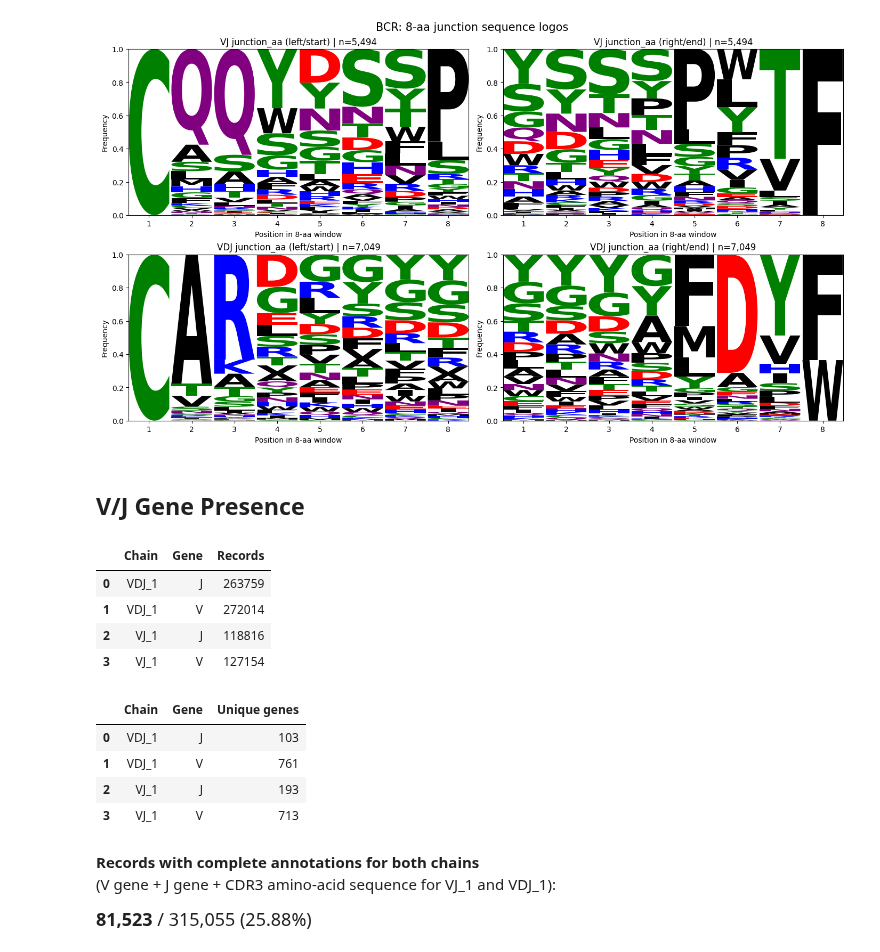
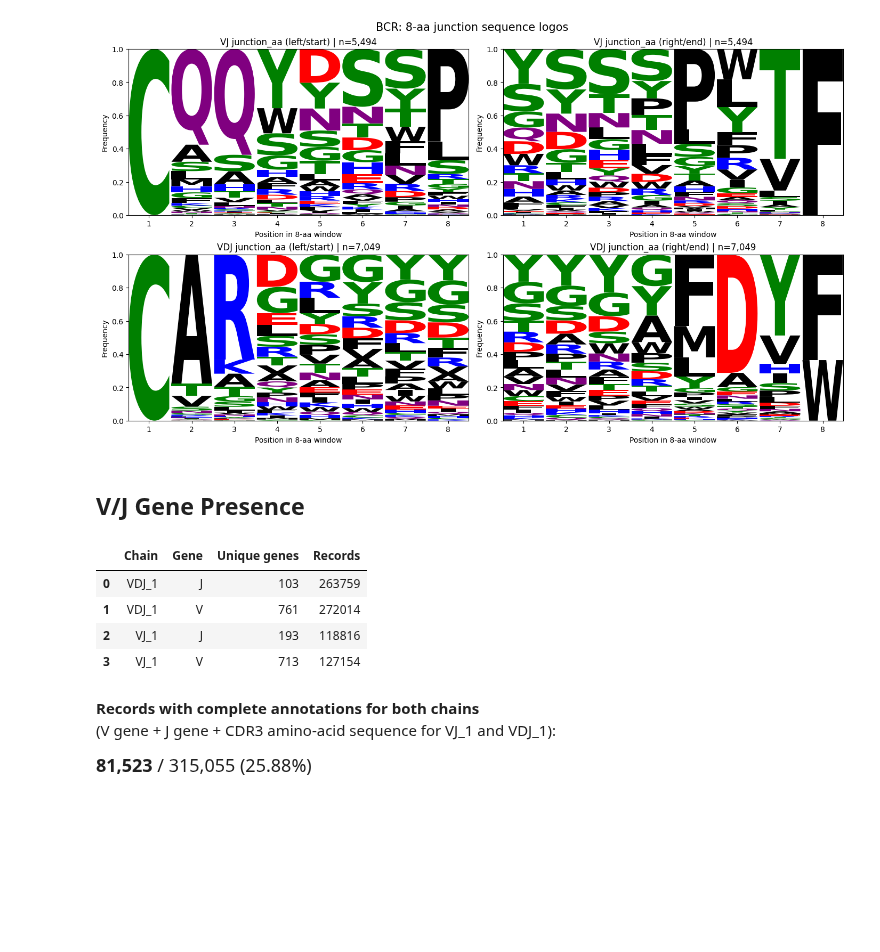
Before and after one commit to biocypher/iggytop, a Jupyter notebook: docs/source/notebooks/database_summary.ipynb, the cells around one changed output. Cells and saved outputs as stored; diff of their text form; code cells hidden in the pictures; blank space fills up the shorter version.

```diff
--- a/docs/source/notebooks/database_summary.ipynb
+++ b/docs/source/notebooks/database_summary.ipynb
@@ -443,16 +450,6 @@ def _is_present(series):
 
 presence_mask = {col: _is_present(df_gene[col]) for col in df_gene.columns}
 
-# Absolute record counts for V/J presence per chain
-gene_presence_counts = pd.DataFrame(
-    [
-        {"Chain": "VJ_1", "Gene": "V", "Records": int(presence_mask["VJ_1_v_call"].sum())},
-        {"Chain": "VJ_1", "Gene": "J", "Records": int(presence_mask["VJ_1_j_call"].sum())},
-        {"Chain": "VDJ_1", "Gene": "V", "Records": int(presence_mask["VDJ_1_v_call"].sum())},
-        {"Chain": "VDJ_1", "Gene": "J", "Records": int(presence_mask["VDJ_1_j_call"].sum())},
-    ]
-)
-
 # Unique gene counts observed (non-null) per chain/gene type
 unique_gene_counts = pd.DataFrame(
     [
@@ -460,76 +457,61 @@ unique_gene_counts = pd.DataFrame(
             "Chain": "VJ_1",
             "Gene": "V",
             "Unique genes": int(df_gene.loc[presence_mask["VJ_1_v_call"], "VJ_1_v_call"].astype(str).nunique()),
+            "Records": int(presence_mask["VJ_1_v_call"].sum())
         },
         {
             "Chain": "VJ_1",
             "Gene": "J",
             "Unique genes": int(df_gene.loc[presence_mask["VJ_1_j_call"], "VJ_1_j_call"].astype(str).nunique()),
+            "Records": int(presence_mask["VJ_1_j_call"].sum())
         },
         {
             "Chain": "VDJ_1",
             "Gene": "V",
             "Unique genes": int(df_gene.loc[presence_mask["VDJ_1_v_call"], "VDJ_1_v_call"].astype(str).nunique()),
+            "Records": int(presence_mask["VDJ_1_v_call"].sum())
         },
         {
             "Chain": "VDJ_1",
             "Gene": "J",
             "Unique genes": int(df_gene.loc[presence_mask["VDJ_1_j_call"], "VDJ_1_j_call"].astype(str).nunique()),
+            "Records": int(presence_mask["VDJ_1_j_call"].sum())
         },
     ]
 )
 
 # Records with complete V/J genes + CDR3 for both chains
 complete_mask = (
     presence_mask["VJ_1_v_call"]
     & presence_mask["VJ_1_j_call"]
     & presence_mask["VJ_1_junction_aa"]
     & presence_mask["VDJ_1_v_call"]
     & presence_mask["VDJ_1_j_call"]
     & presence_mask["VDJ_1_junction_aa"]
 )
 n_complete_both_chains = int(complete_mask.sum())
 pct_complete = 100 * n_complete_both_chains / adata_dedup.n_obs
 
 display(HTML("<h2>V/J Gene Presence</h2>"))
-display(gene_presence_counts.sort_values(["Chain", "Gene"]).reset_index(drop=True))
 display(unique_gene_counts.sort_values(["Chain", "Gene"]).reset_index(drop=True))
-
-fig_gene_presence = px.bar(
-    gene_presence_counts,
-    x="Chain",
-    y="Records",
-    color="Gene",
-    barmode="group",
-    text="Records",
-    title="Absolute Record Counts with V/J Gene Annotation per Chain",
-    color_discrete_sequence=px.colors.qualitative.Set2,
-)
-fig_gene_presence.update_layout(yaxis_title="Number of records")
-fig_gene_presence.show()
 
 display(
     HTML(
         f"""
         <p><strong>Records with complete annotations for both chains</strong><br>
         (V gene + J gene + CDR3 amino-acid sequence for VJ_1 and VDJ_1):</p>
         <p style="font-size:18px;"><strong>{n_complete_both_chains:,}</strong> / {adata_dedup.n_obs:,}
         ({pct_complete:.2f}%)</p>
         """
     )
 )
 # %% [output]
 V/J Gene Presence
-|  | Chain | Gene | Records |
-| 0 | VDJ_1 | J | 263759 |
-| 1 | VDJ_1 | V | 272014 |
-| 2 | VJ_1 | J | 118816 |
-| 3 | VJ_1 | V | 127154 |
+|  | Chain | Gene | Unique genes | Records |
+| 0 | VDJ_1 | J | 103 | 263759 |
+| 1 | VDJ_1 | V | 761 | 272014 |
+| 2 | VJ_1 | J | 193 | 118816 |
+| 3 | VJ_1 | V | 713 | 127154 |
-|  | Chain | Gene | Unique genes |
-| 0 | VDJ_1 | J | 103 |
-| 1 | VDJ_1 | V | 761 |
-| 2 | VJ_1 | J | 193 |
-| 3 | VJ_1 | V | 713 |
 Records with complete annotations for both chains
 (V gene + J gene + CDR3 amino-acid sequence for VJ_1 and VDJ_1):
 81,523 / 315,055 (25.88%)
```
Also changed, not shown: parts of 2 cells of this notebook.
